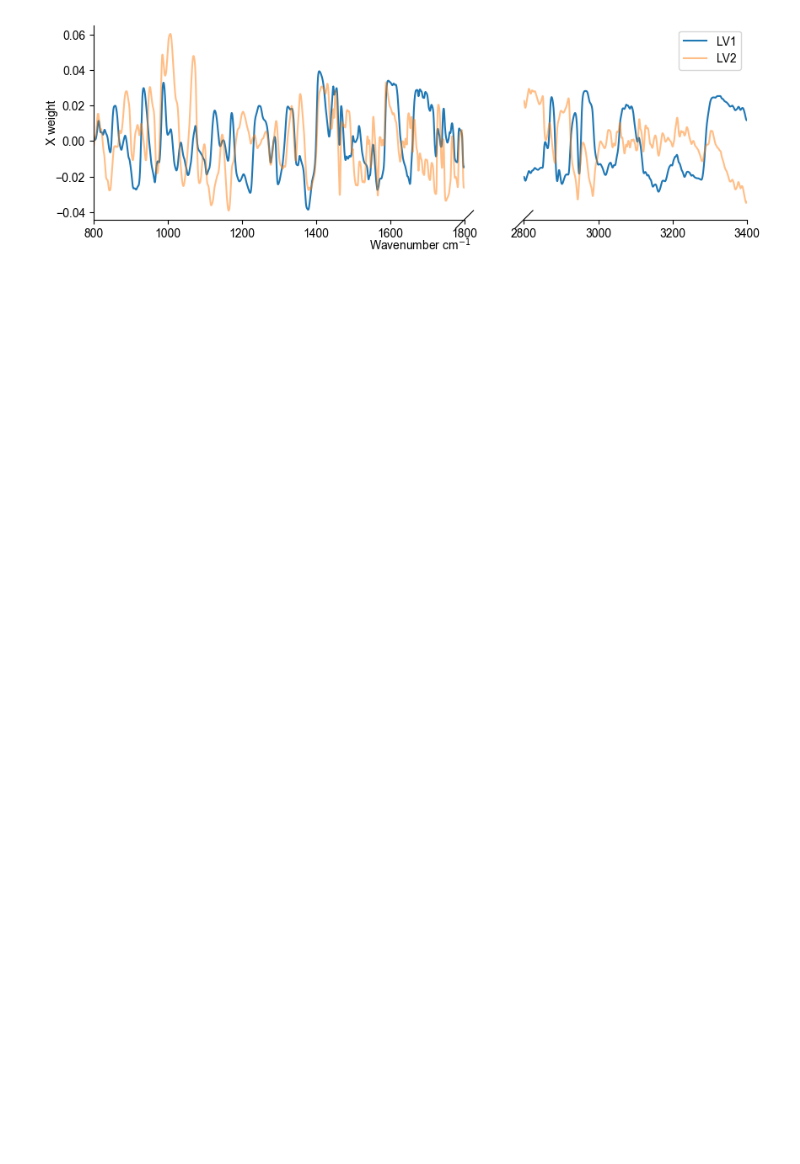
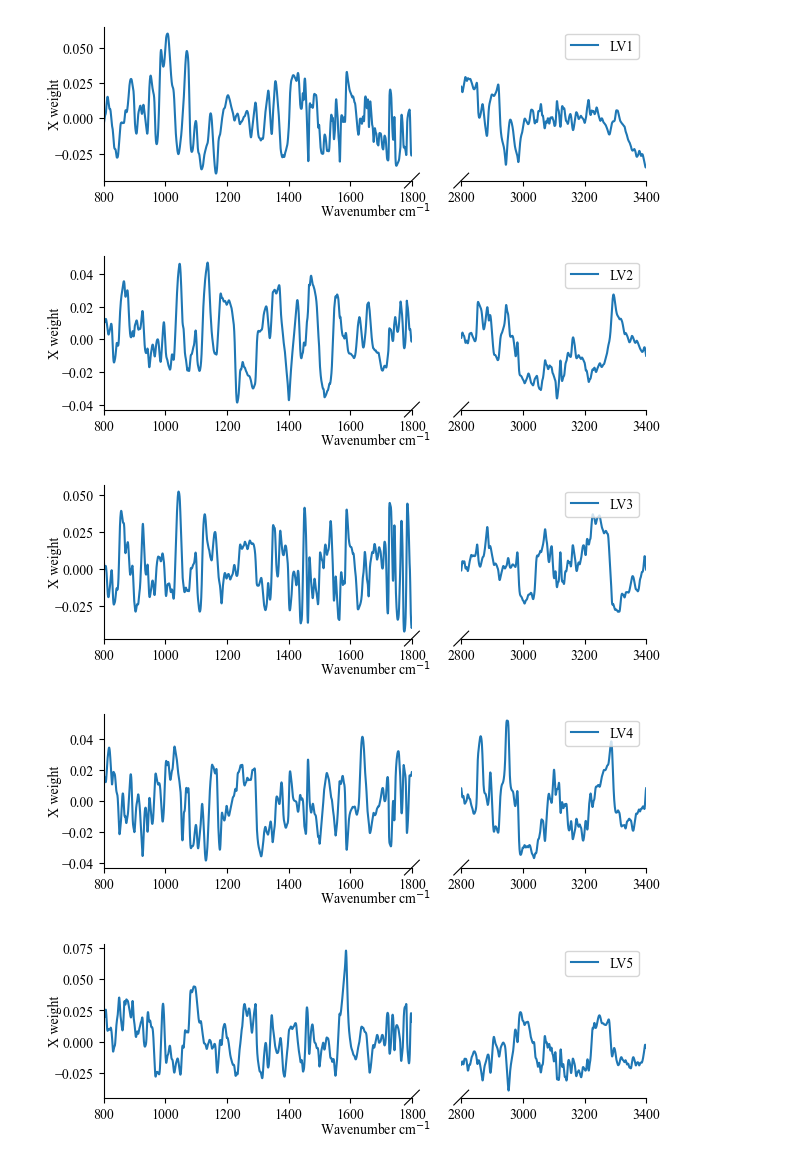
Before and after one commit to MelnychenkoM/ml_methods_hba1c, a Jupyter notebook: regression.ipynb, the cells around one changed output. Cells and saved outputs as stored; diff of their text form; code cells hidden in the pictures; blank space fills up the shorter version.

```diff
--- a/regression.ipynb
+++ b/regression.ipynb
@@ -13,6 +13,7 @@ from plsr.outliers import MonteCarloOutliers, isolation_forest
 from brokenaxes import brokenaxes
-# %%
-plt.rcParams['font.family'] = 'Arial'
+# %%
+plt.rcParams['font.size'] = 10
+plt.rcParams['font.family'] = 'Times New Roman'
 # %%
 from curvefit import DatasetSpectra
 # %% [output]
@@ -140,8 +108,0 @@ plt.savefig('figures/crossval_plsr.png', dpi=200, transparent=True)
-# %%
-pls = PLSRegression(n_components=8, scale=True)
-pls.fit(X_train, y_train)
-y_pred = pls.predict(X_test)
-fig, axs = plsr_r2_plot(y_test, y_pred)
-mae = (np.abs(y_test - y_pred)).mean()
-print(f"MAE: {mae}")
-fig.savefig('figures/validation_plsr.png', dpi=200, transparent=True)
@@ -150,0 +111,7 @@ MAE: 0.878351760276433
+# %%
+model = PLSRComponents()
+model.fit(X_train, y_train, ncomp=20, cv=10, threshold=0)
+model.plot_number_components()
+
+# plt.savefig('figures/crossval_plsr.png', dpi=200, transparent=True)
+# plt.savefig('figures/crossval_plsr.pdf', format='pdf', transparent=True)
@@ -151,12 +132,19 @@ MAE: 0.878351760276433
 # %%
-fig = plt.figure(figsize=(10, 3))
-bax = brokenaxes(xlims=((800, 1800), (2800, 3400)), hspace=0.001)
-bax.plot(dataset.wavenumbers, pls.x_weights_[:, 0], label='LV1')
-bax.plot(dataset.wavenumbers, pls.x_weights_[:, 1], label='LV2', alpha=0.5)
-bax.set_xlabel("Wavenumber cm$^{-1}$")
-bax.set_ylabel("X weight")
-bax.legend()
+pls = model.get_fitted_model()
 
-fig.savefig('figures/lv_plsr.png', dpi=200, transparent=True)
+for i in range(1, 6):
+    fig = plt.figure(figsize=(7, 2))
+    bax = brokenaxes(xlims=((800, 1800), (2800, 3400)), hspace=0.1)
+    bax.plot(dataset.wavenumbers, pls.x_weights_[:, i], label=f'LV{i}')
+    bax.set_xlabel("Wavenumber cm$^{-1}$")
+    bax.set_ylabel("X weight")
+    bax.legend()
+    # plt.subplots_adjust(bottom=0.10)
+    plt.show()
+    fig.savefig(f'figures/lv_plsr_{i}.png', transparent=True, dpi=300)
 # %% [output]
-[figure, old version]
+[figure, new version]
+[figure, added]
+[figure, added]
+[figure, added]
+[figure, added]
```
Also changed, not shown: parts of 23 cells of this notebook, 14 other files.
